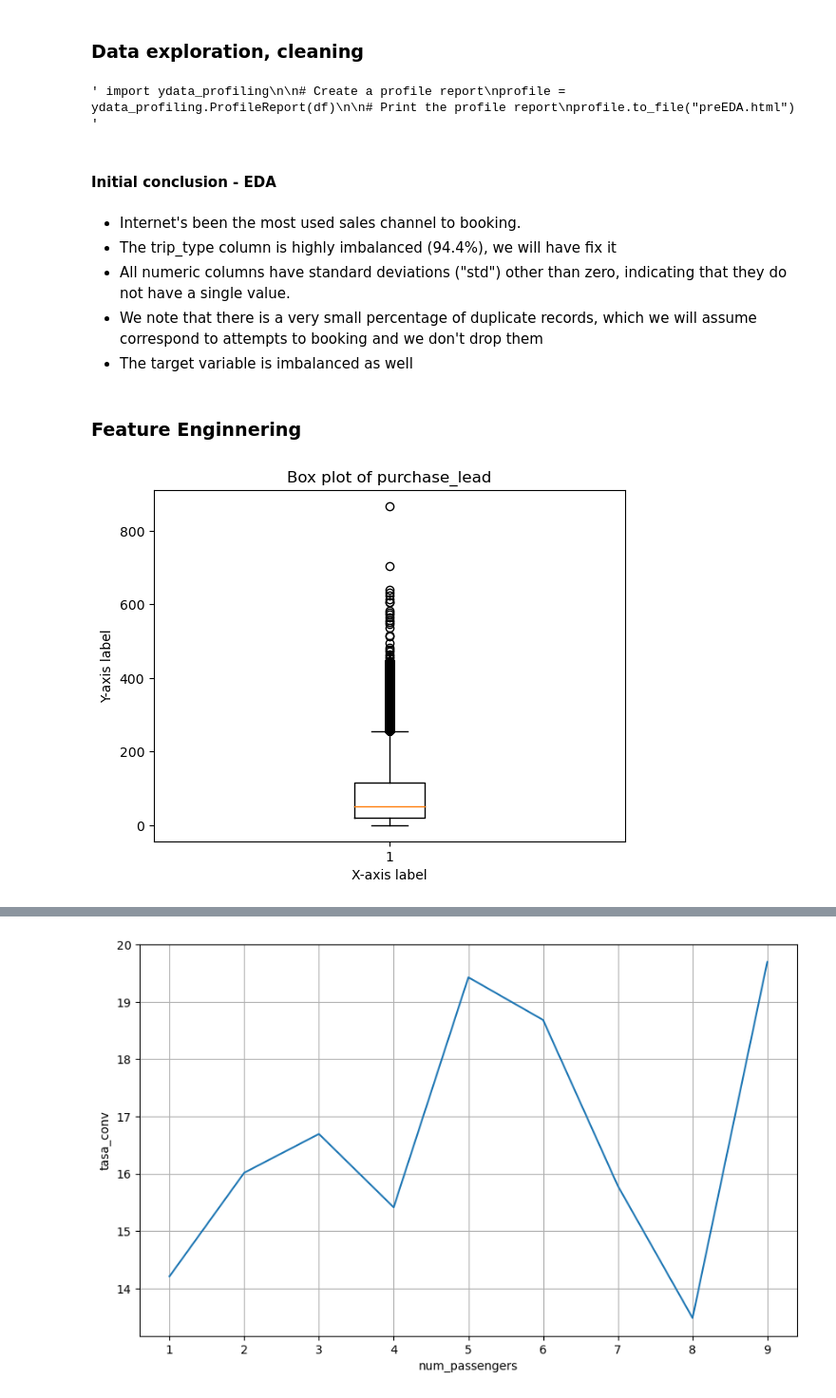
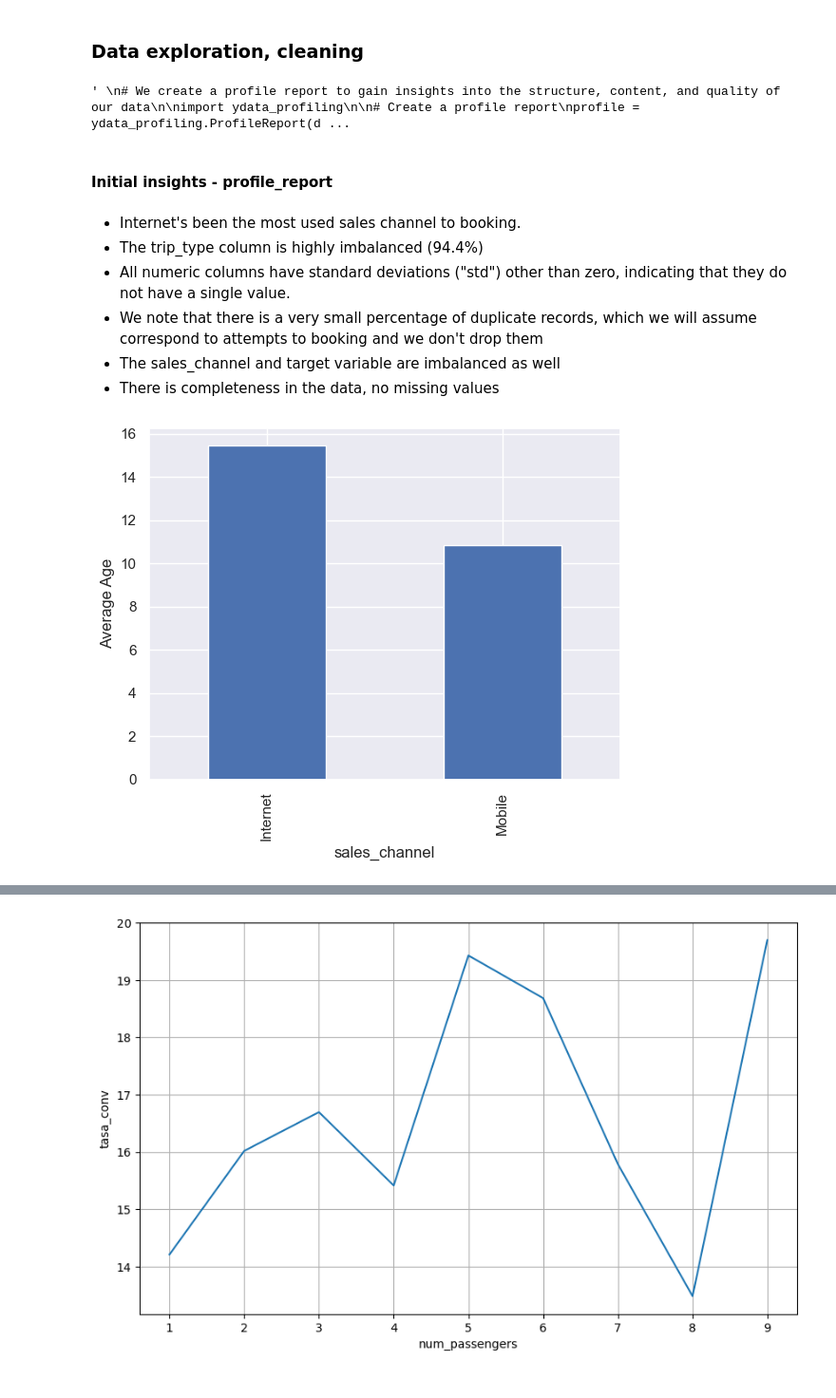
Before and after one commit to dasanmiguelv/supervised-machine-learning, a Jupyter notebook: behaviour-buying/Getting Started.ipynb, the cells around one changed output, grey strips where cells are left out. Shown at 95% size. Drawn from its saved outputs; the diff is of its cells as text; code cells hidden in the pictures.

Commit message:
"some visualizations"

```diff
--- a/behaviour-buying/Getting Started.ipynb
+++ b/behaviour-buying/Getting Started.ipynb
@@ -104,7 +106,10 @@ From this point, you should continue exploring the dataset with some visualisati
 # %% [markdown]
 ### Data exploration, cleaning
 # %%
-""" import ydata_profiling
+"""
+# We create a profile report to gain insights into the structure, content, and quality of our data
+
+import ydata_profiling
 
 # Create a profile report
 profile = ydata_profiling.ProfileReport(df)
@@ -112,23 +117,13 @@ profile = ydata_profiling.ProfileReport(df)
 # Print the profile report
 profile.to_file("preEDA.html") """
 # %% [output]
-' import ydata_profiling\n\n# Create a profile report\nprofile = ydata_profiling.ProfileReport(df)\n\n# Print the profile report\nprofile.to_file("preEDA.html") '
+' \n# We create a profile report to gain insights into the structure, content, and quality of our data\n\nimport ydata_profiling\n\n# Create a profile report\nprofile = ydata_profiling.ProfileReport(d ...
 # %% [markdown]
-#### Initial conclusion - EDA
+#### Initial insights - profile_report
 # %% [markdown]
 * Internet's been the most used sales channel to booking.
-* The trip_type column is highly imbalanced (94.4%), we will have fix it
+* The trip_type column is highly imbalanced (94.4%)
 * All numeric columns have standard deviations ("std") other than zero, indicating that they do not have a single value.
 * We note that there is a very small percentage of duplicate records, which we will assume correspond to attempts to booking and we don't drop them
-* The target variable is imbalanced as well
+* The sales_channel and target variable are imbalanced as well
+* There is completeness in the data, no missing values
-# %% [markdown]
-### Feature Enginnering
-# %%
-import matplotlib.pyplot as plt
-plt.boxplot(df['purchase_lead'])
-plt.title('Box plot of purchase_lead')
-plt.xlabel('X-axis label')
-plt.ylabel('Y-axis label')
-plt.show()
-# %% [output]
-[figure, removed]
@@ -136,0 +130,11 @@ import seaborn as sns
+# %%
+# Let's import visualizations lib
+import matplotlib.pyplot as plt
+import seaborn as sns
+sns.set()
+# %%
+df.groupby('sales_channel')['booking_complete'].mean().mul(100).plot(kind='bar')
+plt.ylabel('Average Age')
+plt.show()
+# %% [output]
+[figure, added]
```
Also changed, not shown: parts of 13 cells of this notebook.
